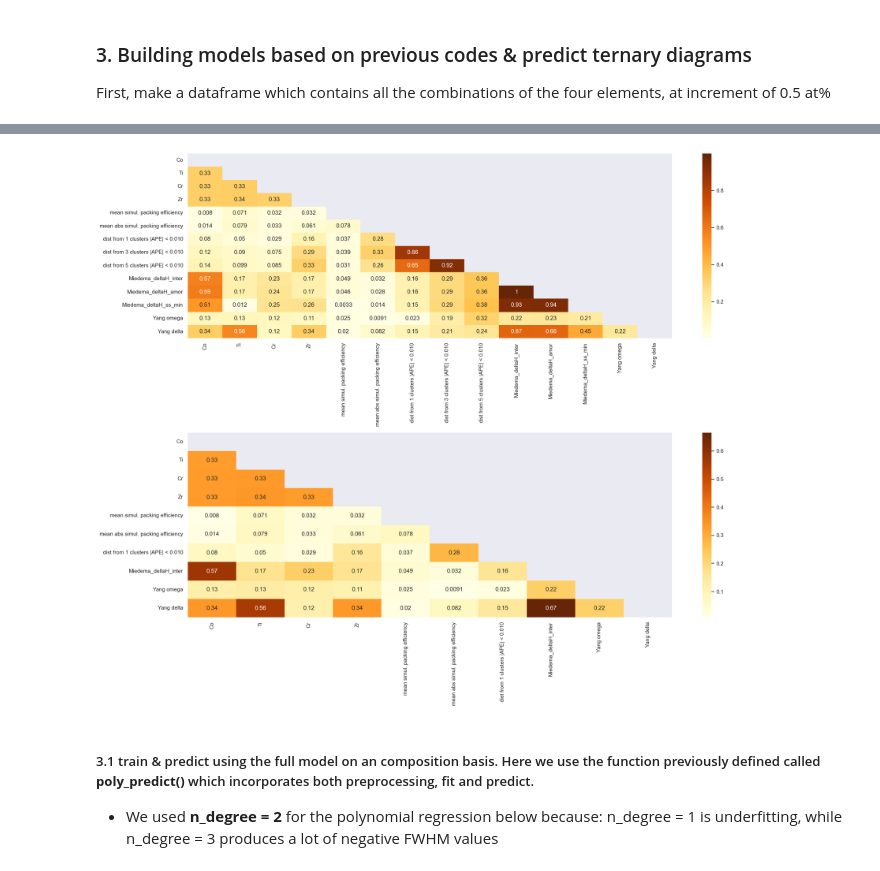
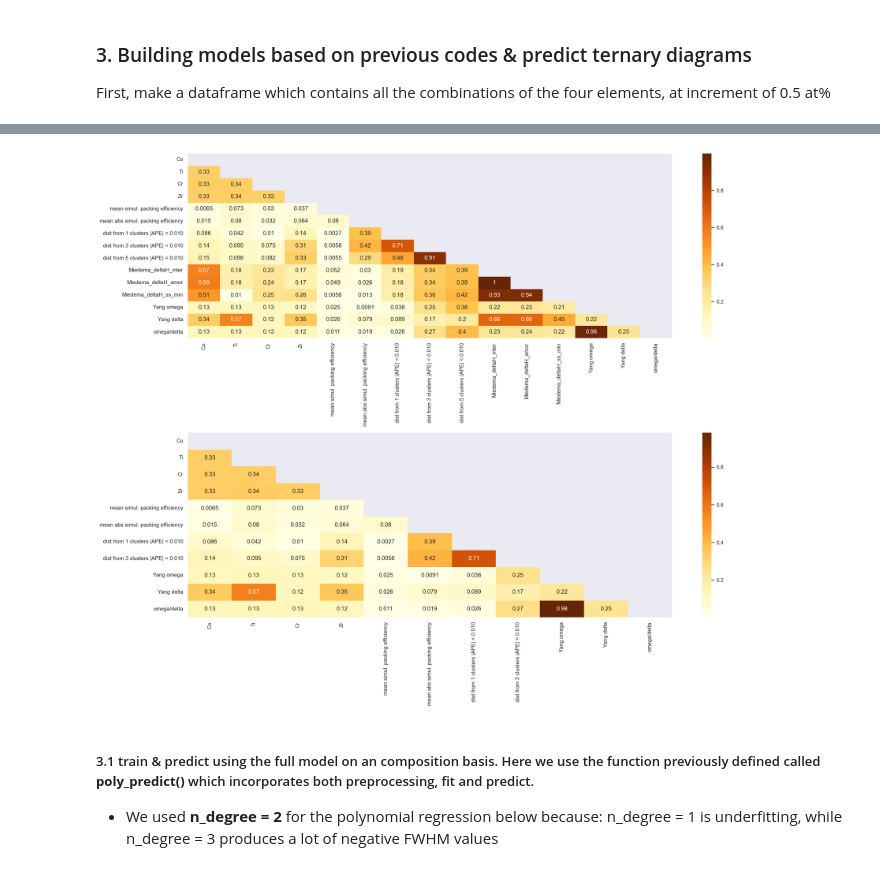
Before and after one commit to Baishi2000/MSE403_Baishi_Pu_1004916184, a Jupyter notebook: Assi 5/Assi 5.ipynb, the cells around one changed output, grey strips where cells are left out. Cells and saved outputs as stored; diff of their text form; code cells hidden in the pictures.

```diff
--- a/Assi 5/Assi 5.ipynb
+++ b/Assi 5/Assi 5.ipynb
@@ -233,6 +219,9 @@ dff.to_excel('dff.xlsx')
 # %%
 ### basic housekeeping: read the featurized file,
 dff = pd.read_excel('dff.xlsx', index_col=0)
+### make an additional feature as used in Yang's paper
+dff['omega/delta'] = dff['Yang omega'] / dff['Yang delta']
+dff = dff.dropna()
 
 # preserve only numerical features
 dff = dff.drop(columns=['formula', 'composition'])
@@ -301,5 +290,5 @@ def supervised_drop(df, corr_threshold=0.85, must = [], exception = [], color_sc
 * we must also keep the **_MaxFWHM_** column
 # %%
 dff, dff_to_drop = supervised_drop(dff, must = ['Miedema_deltaH_inter'],
-                exception = ['Yang omega', 'Yang delta', 'MaxFWHM'], update_df=True)
+                exception = ['Yang omega', 'Yang delta', 'omega/delta', 'MaxFWHM'], update_df=True)
 # %% [output]
@@ -358,15 +335,23 @@ quat_f.to_excel('quat_f.xlsx')
 # %%
 # read back the featurized dataframe
 quat_f = pd.read_excel('quat_f.xlsx', index_col=0)
+
 quat_f = quat_f.drop(columns=['formula', 'composition'])
+### make an additional feature as used in Yang's paper
+# make a new column called 'omega/delta', and fill it with the ratio of omega and delta
+quat_f['omega/delta'] = quat_f['Yang omega'] / quat_f['Yang delta']
+# drop the rows with NaN
+quat_f = quat_f.dropna(axis = 0)
+
 # take a look at what features remains, if we set the threshold to 0.85 (default value)
-supervised_drop(quat_f)
+supervised_drop(quat_f, corr_threshold=0.85, must = ['Miedema_deltaH_inter'],
+                                      exception = ['Yang omega', 'Yang delta', 'omega/delta'], update_df=False)
 
 # Result is good. BUT, to ensure that the same features are present in training and test set,
-# use diff_to_drop to drop the same features as in dff
+# drop the features we dropped in dff
 quat_f = quat_f.drop(columns=dff_to_drop)
 # %% [output]
-[figure, old version]
+[figure, new version]
 # %% [markdown]
 
 ##### 3.1 train & predict using the full model on an composition basis. Here we use the function previously defined called **poly_predict()** which incorporates both preprocessing, fit and predict.
```
Also changed, not shown: parts of 26 cells of this notebook.
